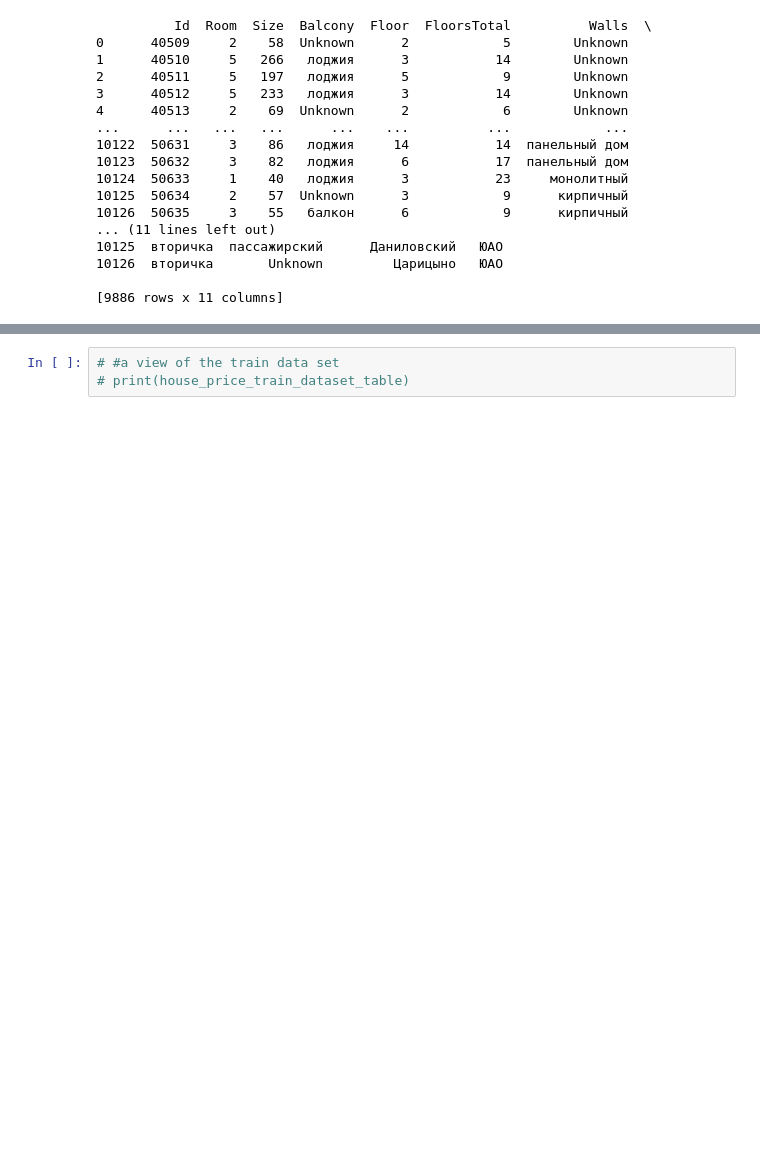
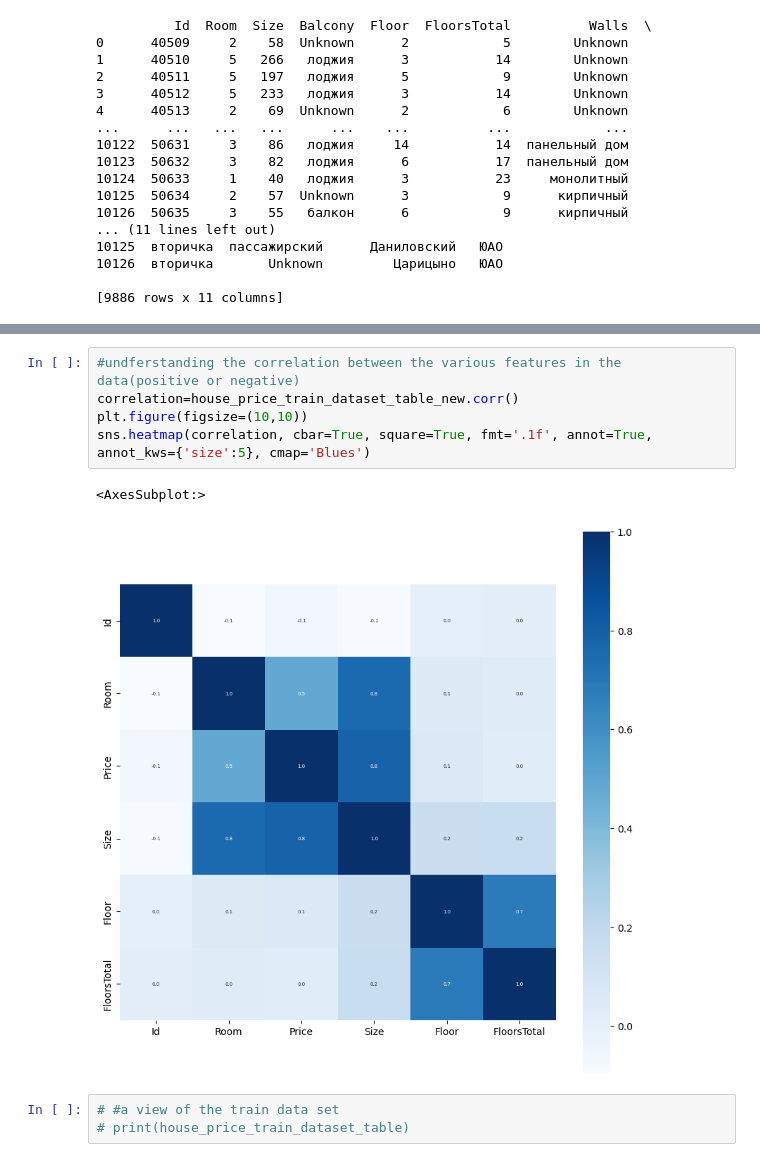
Before and after one commit to nii-brocke/kaggle, a Jupyter notebook: house-prediction.ipynb, the cells around one changed output, grey strips where cells are left out. Saved outputs shown, nothing was run; the diff lists cells and outputs as text; blank space fills up the shorter version.

Commit message:
Kaggle Notebook | house prediction | Version 2

```diff
--- a/house-prediction.ipynb
+++ b/house-prediction.ipynb
@@ -97,6 +110,14 @@ house_price_test_dataset_table_new.head()
 | 2 | 40511 | 5 | 197 | лоджия | 5 | 9 | Unknown | вторичка | грузовой | Басманный | ... |
 | 3 | 40512 | 5 | 233 | лоджия | 3 | 14 | Unknown | вторичка | грузовой | Мещанский | ... |
 | 4 | 40513 | 2 | 69 | Unknown | 2 | 6 | Unknown | вторичка | пассажирский | Красносельский | ... |
+# %%
+#undferstanding the correlation between the various features in the data(positive or negative)
+correlation=house_price_train_dataset_table_new.corr()
+plt.figure(figsize=(10,10))
+sns.heatmap(correlation, cbar=True, square=True, fmt='.1f', annot=True, annot_kws={'size':5}, cmap='Blues')
+# %% [output]
+<AxesSubplot:>
+[figure, added]
 # %%
 # #a view of the train data set
 # print(house_price_train_dataset_table)
```
Also changed, not shown: parts of 2 cells of this notebook.
